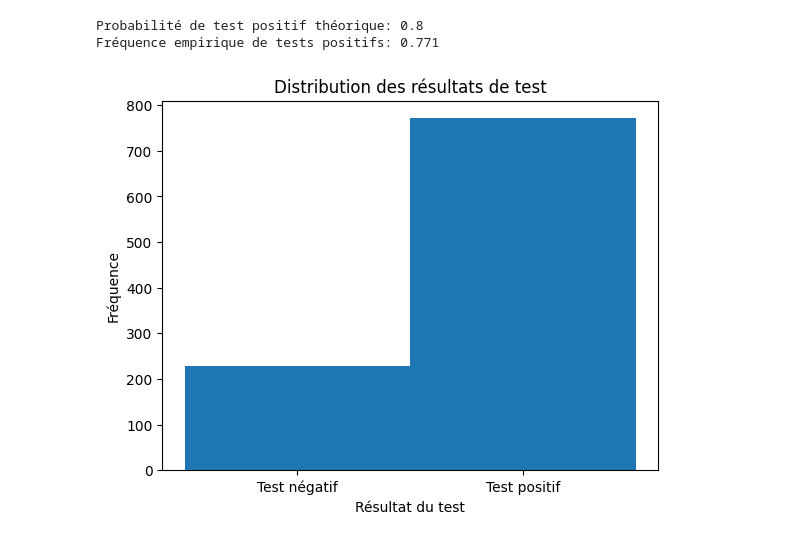
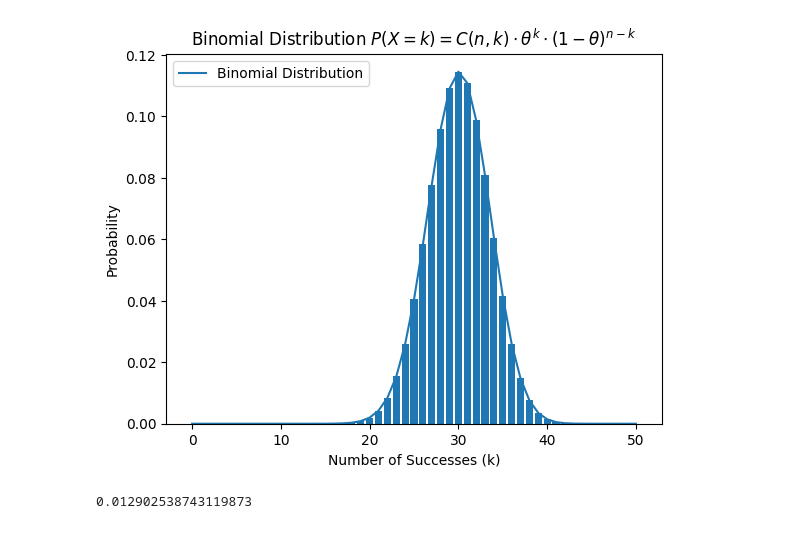
Before and after one commit to cherifseye/CogniCraft, a Jupyter notebook: probablity/examples.ipynb, the cells around one changed output. Drawn from its saved outputs; the diff is of its cells as text; code cells hidden in the pictures.

Commit message:
Updating Distribution functions

```diff
--- a/probablity/examples.ipynb
+++ b/probablity/examples.ipynb
@@ -2,28 +2,47 @@
 from distributions import *
 import matplotlib.pyplot as plt
 import numpy as np
-# %%
-theta = 0.8  # Probabilité de test positif
-
-# Générer des échantillons de résultats de test (0 ou 1)
-n_samples = 1000
-test_results = np.random.binomial(1, theta, n_samples)
-
-# Calculer la fréquence empirique de tests positifs
-empirical_positive_rate = np.mean(test_results)
-
-# Afficher les résultats
-print("Probabilité de test positif théorique:", theta)
-print("Fréquence empirique de tests positifs:", empirical_positive_rate)
-
-# Tracer l'histogramme des résultats de test
-plt.hist(test_results, bins=[-0.5, 0.5, 1.5], align='mid')
-plt.xticks([0, 1], ['Test négatif', 'Test positif'])
-plt.xlabel('Résultat du test')
-plt.ylabel('Fréquence')
-plt.title('Distribution des résultats de test')
-plt.show()
-# %% [output]
-Probabilité de test positif théorique: 0.8
-Fréquence empirique de tests positifs: 0.771
-[figure, removed]
+# %%
+#Example 1: Binomial distributions
+n_trials = 50
+theta = 0.6
+k_successes = np.array(range(n_trials+1))
+p_k = np.array([binomial_distribution(n_trials, ki, theta) for ki in k_successes])
+# %%
+# Create the bar plot
+plt.bar(k_successes, p_k)
+plt.plot(p_k)
+# Add labels and title
+plt.xlabel('Number of Successes (k)')
+plt.ylabel('Probability')
+plt.title('Binomial Distribution ' + r'$P(X=k) = C(n, k) \cdot \theta^{k} \cdot (1-\theta)^{n-k}$')
+
+# Add a legend
+plt.legend(['Binomial Distribution'])
+
+# Display the formula used
+
+
+# Show the plot
+plt.show()
+# %% [output]
+[figure, added]
+# %%
+#Example2: Multinomial Distributions:
+"""
+      ------------------------
+Type: |O    |A    |B    |AB  |
+      ------------------------
+Prob: |0.44 |0,42 |0.10 |0.04|
+      ------------------------
+In a simple of 20 Americans, what is the probablity of 6 having:
+O:  6
+A:  2
+B:  1
+AB: 1
+"""
+prob_outcomes = np.array([0.44, 0.42, 0.10, 0.04])
+X = np.array([6, 2, 1, 1])
+print(calculate_multinomial_distribution(X, prob_outcomes))
+# %% [output]
+0.012902538743119873
```
Also changed, not shown: parts of 7 cells of this notebook, 2 other files.
